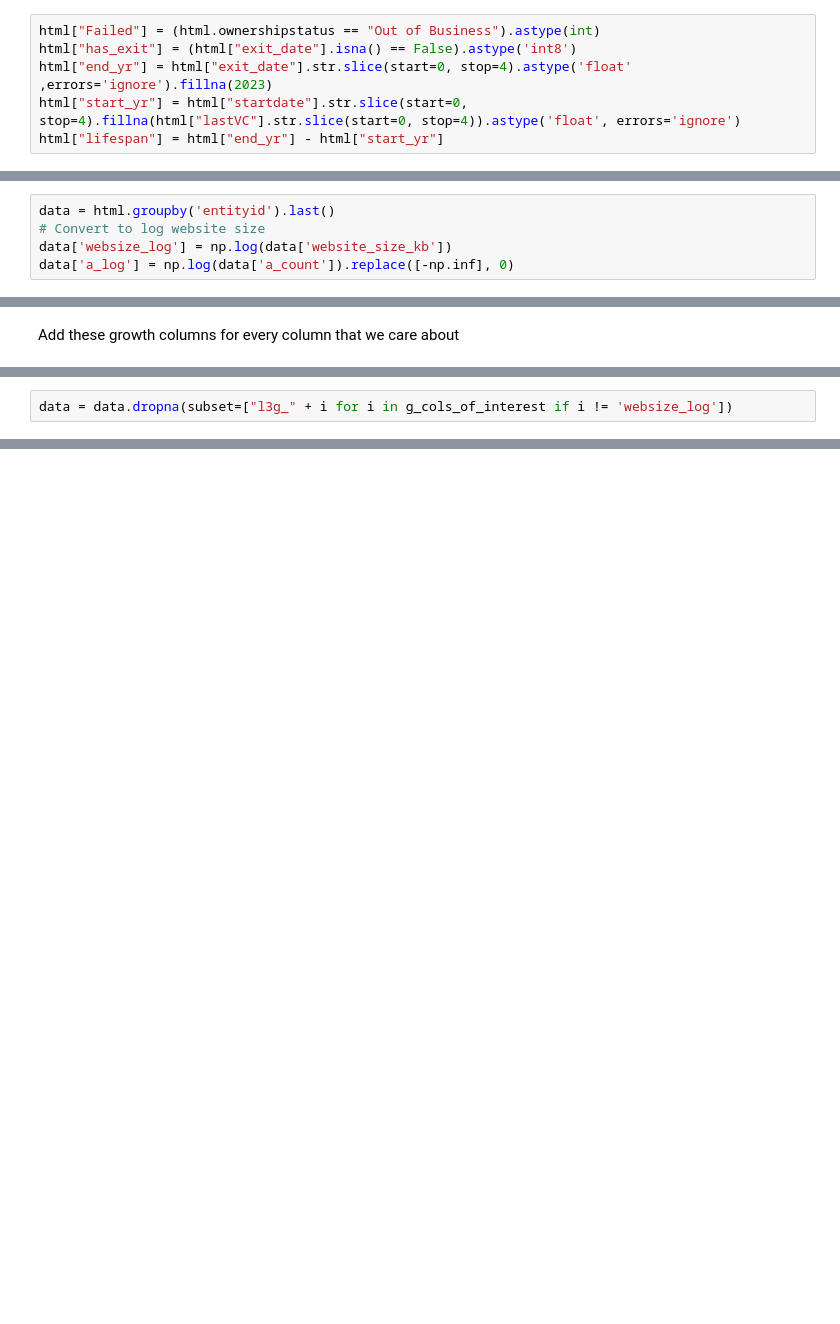
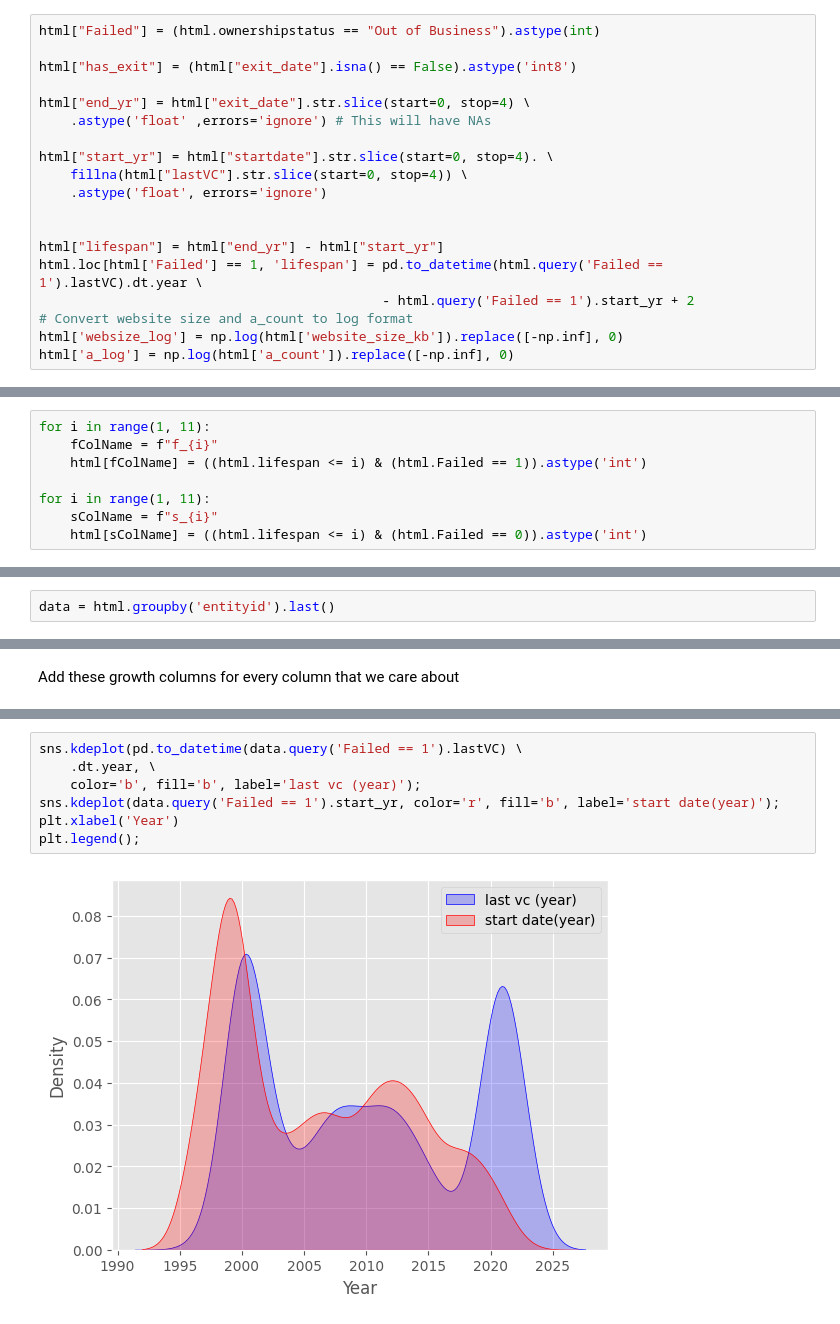
Before and after one commit to charlesmiele/predicting-identifying-startup-failure, a Jupyter notebook: analysis/Regressions_v2.ipynb, the cells around one changed output, grey strips where cells are left out. Cells and saved outputs as stored; diff of their text form; blank space fills up the shorter version.

```diff
--- a/analysis/Regressions_v2.ipynb
+++ b/analysis/Regressions_v2.ipynb
@@ -34,7 +34,20 @@ html = html[html.ownershipstatus.isin(["Out of Business", "Publicly-held", "Acqu
 html = html[html['website_size_kb'] != 0]
 # %%
 html["Failed"] = (html.ownershipstatus == "Out of Business").astype(int)
+
 html["has_exit"] = (html["exit_date"].isna() == False).astype('int8')
-html["end_yr"] = html["exit_date"].str.slice(start=0, stop=4).astype('float' ,errors='ignore').fillna(2023)
-html["start_yr"] = html["startdate"].str.slice(start=0, stop=4).fillna(html["lastVC"].str.slice(start=0, stop=4)).astype('float', errors='ignore')
+
+html["end_yr"] = html["exit_date"].str.slice(start=0, stop=4) \
+    .astype('float' ,errors='ignore') # This will have NAs
+
+html["start_yr"] = html["startdate"].str.slice(start=0, stop=4). \
+    fillna(html["lastVC"].str.slice(start=0, stop=4)) \
+    .astype('float', errors='ignore')
+
+
 html["lifespan"] = html["end_yr"] - html["start_yr"]
+html.loc[html['Failed'] == 1, 'lifespan'] = pd.to_datetime(html.query('Failed == 1').lastVC).dt.year \
+                                            - html.query('Failed == 1').start_yr + 2
+# Convert website size and a_count to log format
+html['websize_log'] = np.log(html['website_size_kb']).replace([-np.inf], 0)
+html['a_log'] = np.log(html['a_count']).replace([-np.inf], 0)
@@ -61,7 +54,12 @@ html.head(200)
+# %%
+for i in range(1, 11):
+    fColName = f"f_{i}"
+    html[fColName] = ((html.lifespan <= i) & (html.Failed == 1)).astype('int')
+
+for i in range(1, 11):
+    sColName = f"s_{i}"
+    html[sColName] = ((html.lifespan <= i) & (html.Failed == 0)).astype('int')
 # %% [markdown]
 **The main dataset we'll using for regressions (for now):**
 # %%
 data = html.groupby('entityid').last()
-# Convert to log website size
-data['websize_log'] = np.log(data['website_size_kb'])
-data['a_log'] = np.log(data['a_count']).replace([-np.inf], 0)
@@ -650,2 +297,0 @@ growth_reg_results = pd.DataFrame(columns=['X', 'Y', 'Coefficient', 'Control', '
-# %%
-data = data.dropna(subset=["l3g_" + i for i in g_cols_of_interest if i != 'websize_log'])
@@ -729,0 +352,9 @@ html = add_last_growth_col('a_count', 'a_lgrowth_raw')
+# %%
+sns.kdeplot(pd.to_datetime(data.query('Failed == 1').lastVC) \
+    .dt.year, \
+    color='b', fill='b', label='last vc (year)');
+sns.kdeplot(data.query('Failed == 1').start_yr, color='r', fill='b', label='start date(year)');
+plt.xlabel('Year')
+plt.legend();
+# %% [output]
+[figure, added]
```
Also changed, not shown: parts of 136 cells of this notebook, 35 other files.
